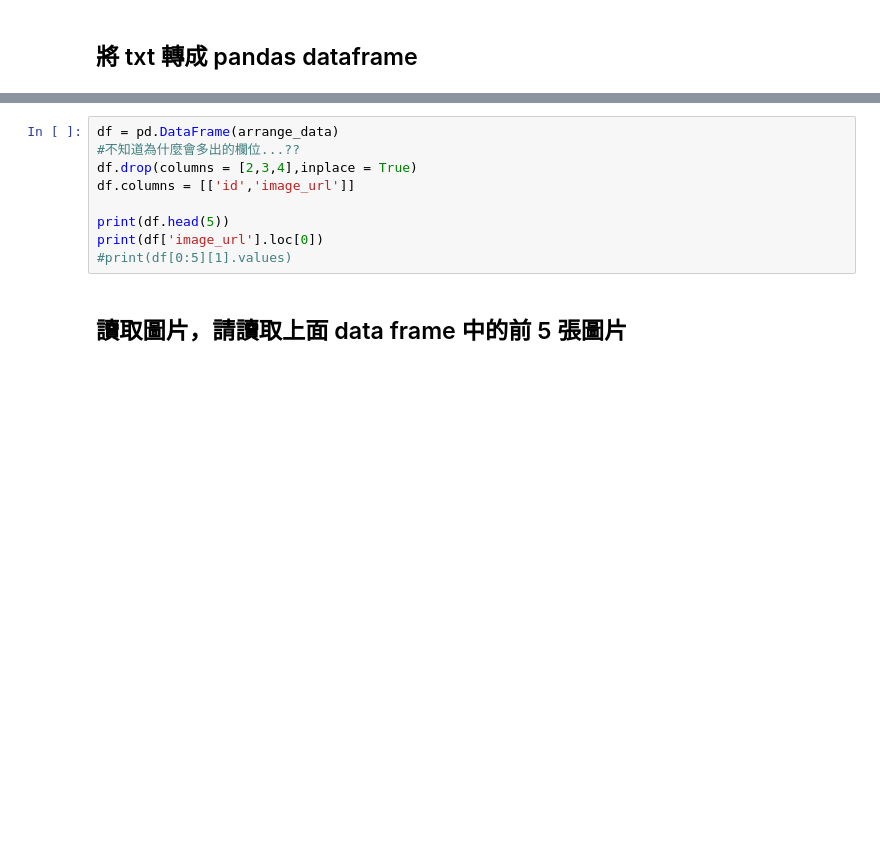
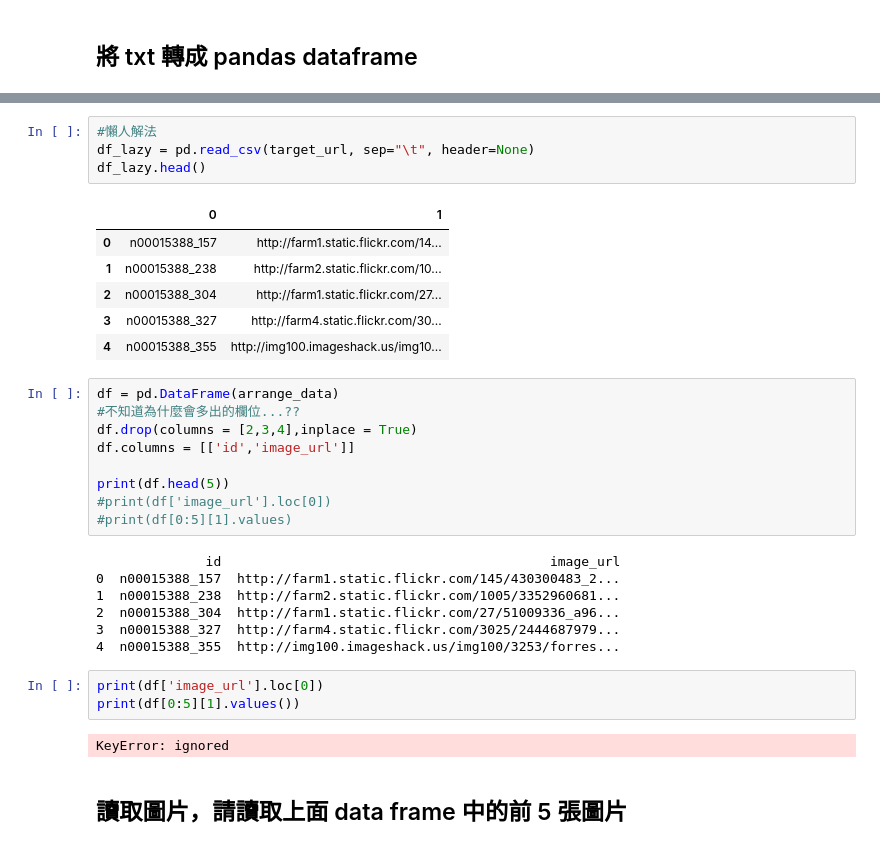
Before and after one commit to jcjcchang/2nd-ML100Days, a Jupyter notebook: homework/Day_003_2_HW.ipynb, the cells around one changed output, grey strips where cells are left out. Cells and saved outputs as stored; diff of their text form; blank space fills up the shorter version.

```diff
--- a/homework/Day_003_2_HW.ipynb
+++ b/homework/Day_003_2_HW.ipynb
@@ -43,3 +76,14 @@ arrange_data
+# %%
+#懶人解法
+df_lazy = pd.read_csv(target_url, sep="\t", header=None)
+df_lazy.head()
+# %% [output]
+|  | 0 | 1 |
+| 0 | n00015388_157 | http://farm1.static.flickr.com/14... |
+| 1 | n00015388_238 | http://farm2.static.flickr.com/10... |
+| 2 | n00015388_304 | http://farm1.static.flickr.com/27... |
+| 3 | n00015388_327 | http://farm4.static.flickr.com/30... |
+| 4 | n00015388_355 | http://img100.imageshack.us/img10... |
 # %%
 df = pd.DataFrame(arrange_data)
 #不知道為什麼會多出的欄位...??
@@ -47,8 +91,20 @@ df.drop(columns = [2,3,4],inplace = True)
 df.columns = [['id','image_url']]
 
 print(df.head(5))
-print(df['image_url'].loc[0])
+#print(df['image_url'].loc[0])
 #print(df[0:5][1].values)
+# %% [output]
+              id                                          image_url
+0  n00015388_157  http://farm1.static.flickr.com/145/430300483_2...
+1  n00015388_238  http://farm2.static.flickr.com/1005/3352960681...
+2  n00015388_304  http://farm1.static.flickr.com/27/51009336_a96...
+3  n00015388_327  http://farm4.static.flickr.com/3025/2444687979...
+4  n00015388_355  http://img100.imageshack.us/img100/3253/forres...
+# %%
+print(df['image_url'].loc[0])
+print(df[0:5][1].values())
+# %% [output]
+KeyError: ignored
 # %% [markdown]
 ## 讀取圖片，請讀取上面 data frame 中的前 5 張圖片
 # %%
```
Also changed, not shown: parts of 7 cells of this notebook.
